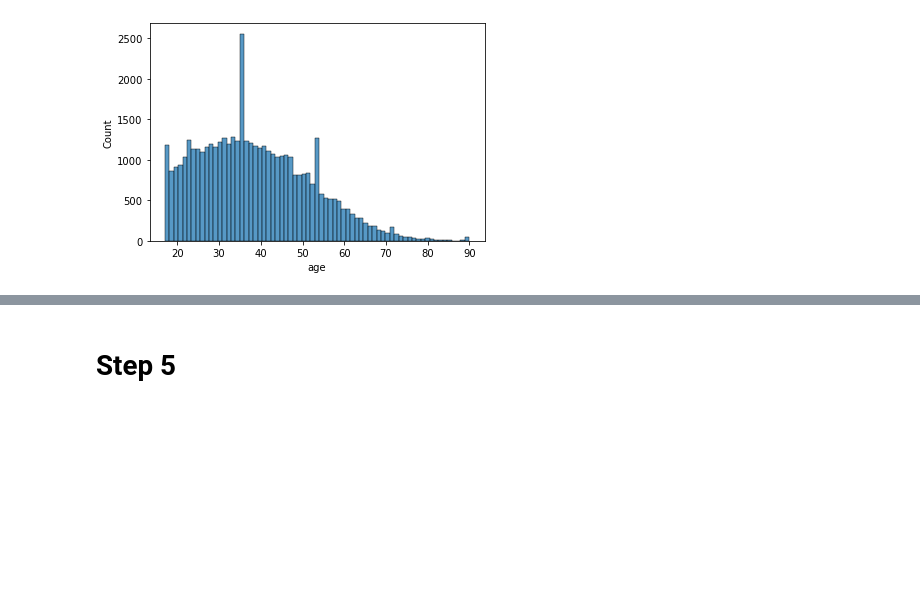
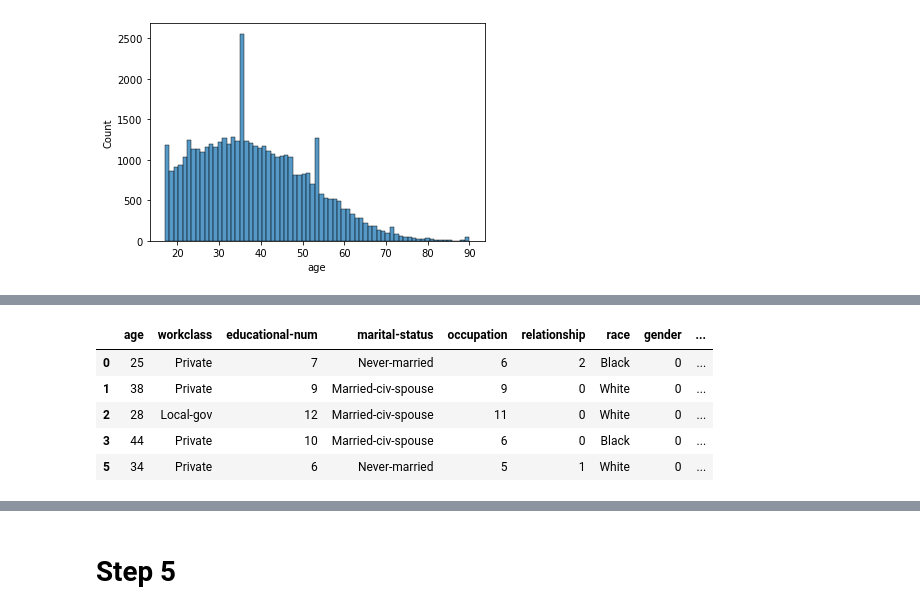
Before and after one commit to Iman-school/project-1-adwansara, a Jupyter notebook: Project.ipynb, the cells around one changed output, grey strips where cells are left out. Cells and saved outputs as stored; diff of their text form; code cells hidden in the pictures; blank space fills up the shorter version.

```diff
--- a/Project.ipynb
+++ b/Project.ipynb
@@ -313,0 +340,12 @@ sns.factorplot('income',data=df,hue='marital-status',kind='count')
+# %%
+cleanup_occupation = {"occupation":    {"Prof-specialty":0, "Craft-repair":1, "Exec-managerial":2, "Adm-clerical":3, "Sales":4, "Other-service":5, "Machine-op-inspct":6, "Transport-moving ":7, "Handlers-cleaners":8, "Farming-fishing":9, "Tech-support":10, "Protective-serv":11, "Priv-house-serv ":12, "Armed-Forces":13, "Transport-moving":14, "Priv-house-serv":15}}
+# %%
+df=df.replace(cleanup_occupation)
+df.head()
+# %% [output]
+|  | age | workclass | educational-num | marital-status | occupation | relationship | race | gender | ... |
+| 0 | 25 | Private | 7 | Never-married | 6 | 2 | Black | 0 | ... |
+| 1 | 38 | Private | 9 | Married-civ-spouse | 9 | 0 | White | 0 | ... |
+| 2 | 28 | Local-gov | 12 | Married-civ-spouse | 11 | 0 | White | 0 | ... |
+| 3 | 44 | Private | 10 | Married-civ-spouse | 6 | 0 | Black | 0 | ... |
+| 5 | 34 | Private | 6 | Never-married | 5 | 1 | White | 0 | ... |
```
Also changed, not shown: parts of 51 cells of this notebook.
